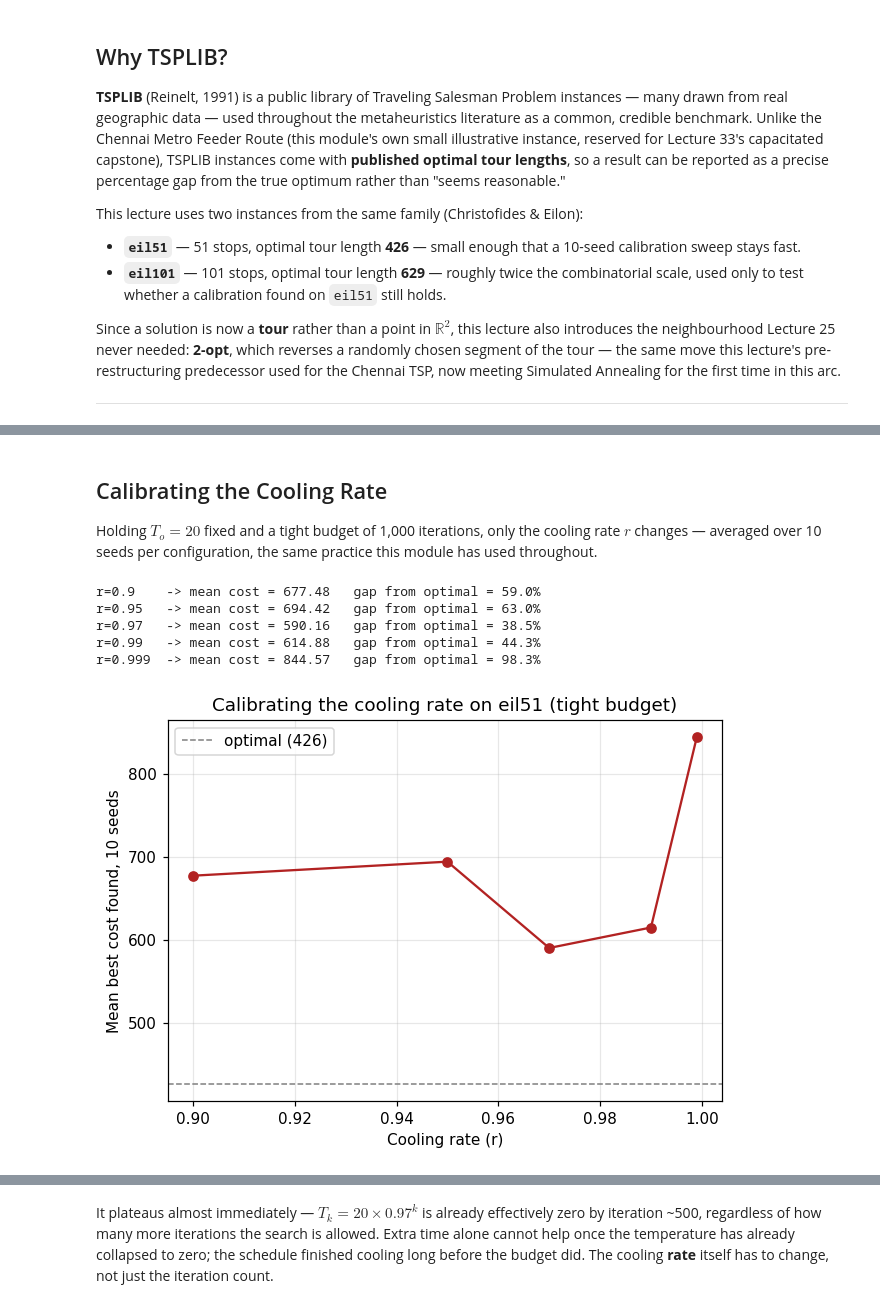
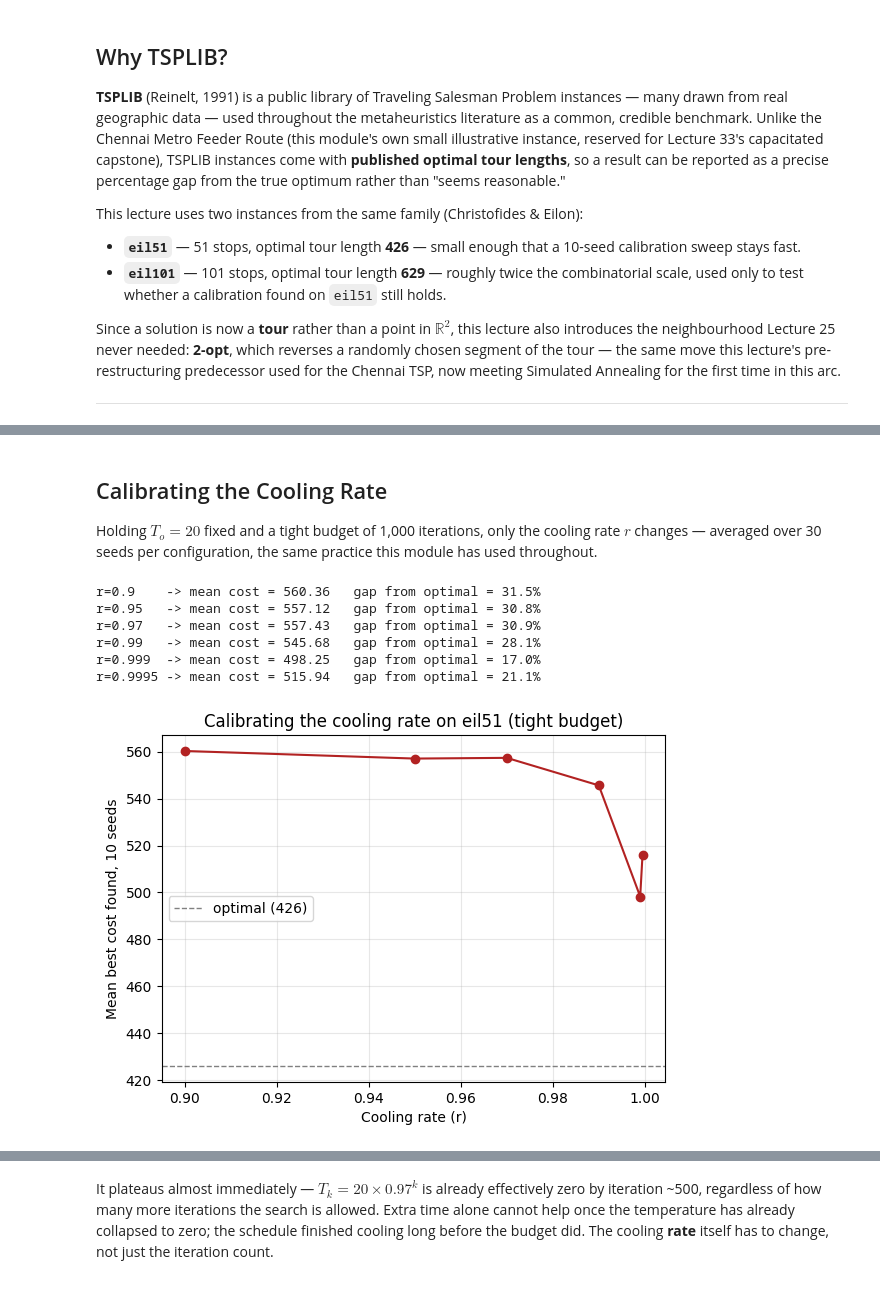
Before and after one commit to anmpahwa/CV5972, a Jupyter notebook: book/content/lecture_26.ipynb, the cells around one changed output, grey strips where cells are left out. Cells and saved outputs as stored; diff of their text form; code cells hidden in the pictures.

```diff
--- a/book/content/lecture_26.ipynb
+++ b/book/content/lecture_26.ipynb
@@ -103,42 +112,50 @@ plt.show()
+# %%
+def f(s):
+    c = D[0, s[0]]
+    for i in range(len(s) - 1):
+        c += D[s[i], s[i + 1]]
+    c += D[s[-1], 0]
+    return c
+
+
+def N(s):
+    """2-opt neighbourhood: reverse a random segment of the tour."""
+    s = list(s)
+    i, j = sorted(random.sample(range(len(s)), 2))
+    return tuple(s[:i] + s[i:j + 1][::-1] + s[j + 1:])
 # %% [markdown]
 ## Calibrating the Cooling Rate
 
-Holding $T_o=20$ fixed and a tight budget of 1,000 iterations, only the cooling rate $r$ changes — averaged over 10 seeds per configuration, the same practice this module has used throughout.
+Holding $T_o=20$ fixed and a tight budget of 1,000 iterations, only the cooling rate $r$ changes — averaged over 30 seeds per configuration, the same practice this module has used throughout.
 # %%
-def run_sa(r, T_o=20, n_iters=1000, n_seeds=10, D=D51, customers=customers51):
-    results = []
-    for seed in range(1, n_seeds + 1):
+R = {}
+for r in [0.9, 0.95, 0.97, 0.99, 0.999, 0.9995]:
+    Z = []
+    for seed in range(1, 31):
         random.seed(seed)
-        np.random.seed(seed)
-        s0 = tuple(random.sample(customers, len(customers)))
-        random.seed(seed)
-        np.random.seed(seed)
-        s_b, F_b = sa(s0, lambda s: f_tsp(s, D), N_2opt, T_o=T_o, r=r, n=n_iters, t=1e-12)
-        results.append(f_tsp(s_b, D))
-    return np.array(results)
+        s_o = tuple(random.sample(customers, len(customers)))
+        s_b, F_c, F_b = sa(s_o, f, N, 20, r, 10000, 1e-12)
+        z = f(s_b)
+        Z.append(z)
+    R[r] = Z
+    gap = (np.mean(Z) - optimal) / optimal * 100
+    print(f"r={r:<6} -> mean cost = {np.mean(Z):.2f}   gap from optimal = {gap:.1f}%")
 
-r_results = {}
-for r in [0.9, 0.95, 0.97, 0.99, 0.999]:
-    vals = run_sa(r)
-    r_results[r] = vals
-    gap = (vals.mean() - EIL51_OPTIMAL) / EIL51_OPTIMAL * 100
-    print(f"r={r:<6} -> mean cost = {vals.mean():.2f}   gap from optimal = {gap:.1f}%")
+fig, ax = plt.subplots(figsize=(6.5, 4.5))
+ax.plot(list(R.keys()), [np.mean(v) for v in R.values()], "o-", color="firebrick")
+ax.axhline(optimal, color="gray", linestyle="--", linewidth=1, label="optimal (426)")
+ax.set_xlabel("Cooling rate (r)")
+ax.set_ylabel("Mean best cost found, 10 seeds")
+ax.set_title("Calibrating the cooling rate on eil51 (tight budget)")
+ax.legend()
+ax.grid(alpha=0.3)
+plt.show()
 # %% [output]
-r=0.9    -> mean cost = 677.48   gap from optimal = 59.0%
-r=0.95   -> mean cost = 694.42   gap from optimal = 63.0%
-r=0.97   -> mean cost = 590.16   gap from optimal = 38.5%
-r=0.99   -> mean cost = 614.88   gap from optimal = 44.3%
-r=0.999  -> mean cost = 844.57   gap from optimal = 98.3%
+r=0.9    -> mean cost = 560.36   gap from optimal = 31.5%
+r=0.95   -> mean cost = 557.12   gap from optimal = 30.8%
+r=0.97   -> mean cost = 557.43   gap from optimal = 30.9%
+r=0.99   -> mean cost = 545.68   gap from optimal = 28.1%
+r=0.999  -> mean cost = 498.25   gap from optimal = 17.0%
+r=0.9995 -> mean cost = 515.94   gap from optimal = 21.1%
+[figure, added]
-# %%
-fig, ax = plt.subplots(figsize=(6.5, 4.5))
-ax.plot(list(r_results.keys()), [v.mean() for v in r_results.values()], "o-", color="firebrick")
-ax.axhline(EIL51_OPTIMAL, color="gray", linestyle="--", linewidth=1, label="optimal (426)")
-ax.set_xlabel("Cooling rate (r)")
-ax.set_ylabel("Mean best cost found, 10 seeds")
-ax.set_title("Calibrating the cooling rate on eil51 (tight budget)")
-ax.legend()
-ax.grid(alpha=0.3)
-plt.show()
-# %% [output]
-[figure, removed]
 # %% [markdown]
```
Also changed, not shown: parts of 12 cells of this notebook.
